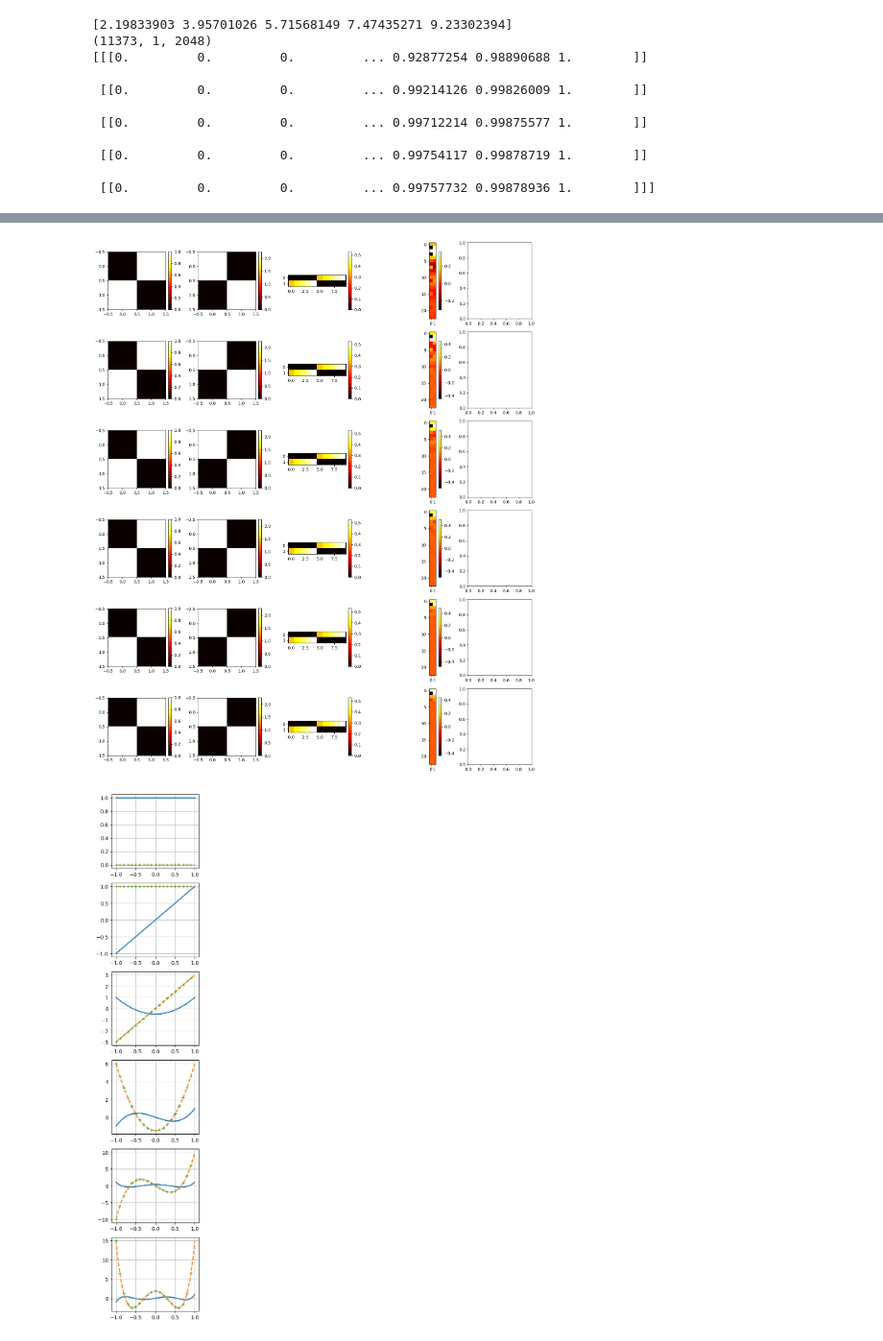
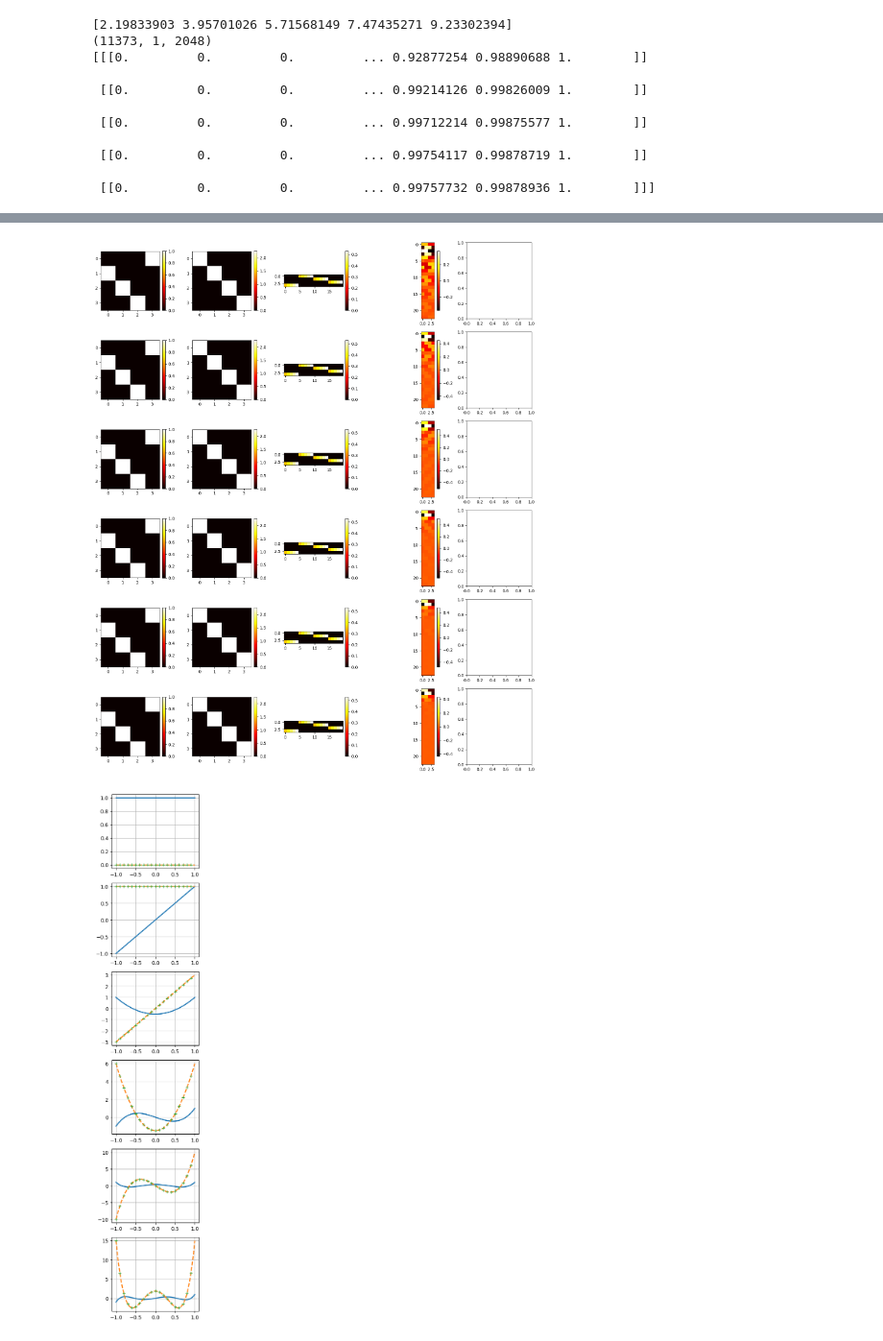
Before and after one commit to EricPgh/heatlearn, a Jupyter notebook: bte_1d_fluxboundary.ipynb, the cells around one changed output, grey strips where cells are left out. Shown at 96% size. Cells and saved outputs as stored; diff of their text form; code cells hidden in the pictures.

Commit message:
increased order of Green's function impulses for full-cycle training

```diff
--- a/bte_1d_fluxboundary.ipynb
+++ b/bte_1d_fluxboundary.ipynb
@@ -60,15 +93,16 @@ FL.digest_fields()
 # %%
 var='right1.0'
 var='center'
-time_slice = np.linspace(1,1000,200,dtype=int)
-plt.plot(FL.dTS[f'_{var}'][time_slice],FL.dFLUX[f'_{var}'][time_slice,0,0])
-plt.plot(FL.dTS[f'_{var}'][time_slice],FL.dFLUX[f'_{var}'][time_slice,0,-1])
+var='ramp'
+time_slice = np.linspace(1,11000,200,dtype=int)
+plt.plot(FL.dTS[2][f'_{var}'][time_slice],FL.dFLUX[2][f'_{var}'][time_slice,0,0])
+plt.plot(FL.dTS[2][f'_{var}'][time_slice],FL.dFLUX[2][f'_{var}'][time_slice,0,-1])
 plt.show()
-time_slice = np.linspace(1,11000,20,dtype=int)
+time_slice = np.linspace(1,11000,3,dtype=int)
 for var in ['right','left']:
-    ts_short = FL.dTS[f'_{var}1.0']#[time_slice]
-    Fshort = FL.dFLUX[f'_{var}1.0']#[time_slice]
-    Cshort,Cts = FL.dGF[f'_{var}1.0']
+    ts_short = FL.dTS[1][f'_{var}1.0']#[time_slice]
+    Fshort = FL.dFLUX[1][f'_{var}1.0']#[time_slice]
+    Cshort,Cts = FL.dGF[1][f'_{var}1.0']
     x=FL.x
     for i in time_slice:
         Fs,Cs = Fshort[i],Cshort[i]
@@ -209,24 +243,26 @@ from bte_1d_boundaryfluxlearn import nDMD,cDMD
 nA = 6
 nM = 5
 fig, axs = plt.subplots(nA,nM,figsize=(3*nM,3*nA))
+ndeg=2
 
 lX = []
 lY = []
-for j,side in enumerate(FL.sides):
-    for k,lev in enumerate(FL.levels):
-        variant = f"_{side}{lev:.1f}"
-        idx = j  #which index of the boundary flux vector should get assigned the level
-        nidx = len(FL.sides)#*ndeg_bv #what is the dimension of the boundary flux vector, only operating with 1 degree (constant)
+for deg in range(ndeg):
+    for j,side in enumerate(FL.sides):
+        for k,lev in enumerate(FL.levels):
+            variant = f"_{side}{lev:.1f}"
+            idx = j  #which index of the boundary flux vector should get assigned the level
+            nidx = len(ndeg*FL.sides)#*ndeg_bv #what is the dimension of the boundary flux vector, only operating with 1 degree (constant)
 
-        B0 = np.zeros( (nidx,1) );B0[idx,:] = lev
-        #print(N0.shape,F0.shape)
-        #The priors X, are a composite of two coupled observations [N0;F0], both contributing to the prediction of Y, hence the A matrix has twice the size containing how Y evolves from each group of prior observations
-        #Adding to this are the boundary flux levels which should impact the F posteriors
-        lX.append( B0 )
-        #print(i,X.shape)
-        #Here Y is defined as the rate of change of observations. Alternatively could use just an observation of the system, but the physics being studied are nonlinear second order ODE (or nonlinear system of two first order ODE)
-        F1 = np.array(FL.dGF[variant][0][-1:]).T
-        lY.append( F1 ) #The posteriors Y, are a composite of two coupled difference observations [dN/dt;dF/dt], e.g. the state of Y, hence the A matrix has 4x4 block form containing how Y evolves from each group of prior observations
+            B0 = np.zeros( (nidx,1) );B0[idx,:] = lev
+            #print(N0.shape,F0.shape)
+            #The priors X, are a composite of two coupled observations [N0;F0], both contributing to the prediction of Y, hence the A matrix has twice the size containing how Y evolves from each group of prior observations
+            #Adding to this are the boundary flux levels which should impact the F posteriors
+            lX.append( B0 )
+            #print(i,X.shape)
+            #Here Y is defined as the rate of change of observations. Alternatively could use just an observation of the system, but the physics being studied are nonlinear second order ODE (or nonlinear system of two first order ODE)
+            F1 = np.array(FL.dGF[deg][variant][0][-1:]).T
+            lY.append( F1 ) #The posteriors Y, are a composite of two coupled difference observations [dN/dt;dF/dt], e.g. the state of Y, hence the A matrix has 4x4 block form containing how Y evolves from each group of prior observations
 #It can be seen that the Y observation is X1-X0 while the X observation is X0. Thus the system behavior being trained is X1-X0 = A(X0). Given X0, the A propagator will yield X1-X0 and then X0. This Y observation is divided by the minor stride timestep to yield a proper first derivative approximate
 X = np.concatenate(lX,axis=1)
 u,s,vt = svd(X,full_matrices=False) #full matrices=false, want to be able to compress, S has nonzero only
@@ -249,21 +285,22 @@ for j,major_stride in enumerate([100]): #Just running with one for now but avail
     for i in range(nA):
         lX = []
         lY = []
-        for j,side in enumerate(FL.sides):
-            for k,lev in enumerate(FL.levels):
-                variant = f"_{side}{lev:.1f}"
-                idx = j  #which index of the boundary flux vector should get assigned the level
-                nidx = len(FL.sides)#*ndeg_bv #what is the dimension of the boundary flux vector, only operating with 1 degree (constant)
+        for deg in range(ndeg):
+            for j,side in enumerate(FL.sides):
+                for k,lev in enumerate(FL.levels):
+                    variant = f"_{side}{lev:.1f}"
+                    idx = j  #which index of the boundary flux vector should get assigned the level
+                    nidx = len(ndeg*FL.sides)#*ndeg_bv #what is the dimension of the boundary flux vector, only operating with 1 degree (constant)
 
-                B0 = np.zeros( (nidx,1) );B0[idx,:] = lev
-                #print(N0.shape,F0.shape)
-                #The priors X, are a composite of two coupled observations [N0;F0], both contributing to the prediction of Y, hence the A matrix has twice the size containing how Y evolves from each group of prior observations
-                #Adding to this are the boundary flux levels which should impact the F posteriors
-                lX.append( B0 )
-                #print(i,X.shape)
-                #Here Y is defined as the rate of change of observations. Alternatively could use just an observation of the system, but the physics being studied are nonlinear second order ODE (or nonlinear system of two first order ODE)
-                F1 = np.array(FL.dGF[variant][0][strt+i*major_stride:strt+i*major_stride+1]).T
-                lY.append( F1 ) #The posteriors Y, are a composite of two coupled difference observations [dN/dt;dF/dt], e.g. the state of Y, hence the A matrix has 4x4 block form containing how Y evolves from each group of prior observations
+                    B0 = np.zeros( (nidx,1) );B0[ndeg*deg+idx,:] = lev
+                    #print(N0.shape,F0.shape)
+                    #The priors X, are a composite of two coupled observations [N0;F0], both contributing to the prediction of Y, hence the A matrix has twice the size containing how Y evolves from each group of prior observations
+                    #Adding to this are the boundary flux levels which should impact the F posteriors
+                    lX.append( B0 )
+                    #print(i,X.shape)
+                    #Here Y is defined as the rate of change of observations. Alternatively could use just an observation of the system, but the physics being studied are nonlinear second order ODE (or nonlinear system of two first order ODE)
+                    F1 = np.array(FL.dGF[deg][variant][0][strt+i*major_stride:strt+i*major_stride+1]).T
+                    lY.append( F1 ) #The posteriors Y, are a composite of two coupled difference observations [dN/dt;dF/dt], e.g. the state of Y, hence the A matrix has 4x4 block form containing how Y evolves from each group of prior observations
         #It can be seen that the Y observation is X1-X0 while the X observation is X0. Thus the system behavior being trained is X1-X0 = A(X0). Given X0, the A propagator will yield X1-X0 and then X0. This Y observation is divided by the minor stride timestep to yield a proper first derivative approximate
         X = np.concatenate(lX,axis=1)
         u,s,vt = svd(X,full_matrices=False) #full matrices=false, want to be able to compress, S has nonzero only
@@ -275,7 +312,7 @@ for j,major_stride in enumerate([100]): #Just running with one for now but avail
         Ac = Y@X_pinv #taking the 50% compression, this also seems to stabilise the approximation, maybe consider a study on the variation of this with integration accuracy
         lAc.append(Ac) #this will contain a time evolution of differential propagators
         #lTimes.append(ts[strt+i*major_stride+minor_stride]/2+ts[strt+i*major_stride+npts*minor_stride]/2) #here I'm sampling times at the same rate (major_stride) such that I have time positions aligned with Ac transforms
-        lTimes.append(FL.dTS[variant][strt+i*major_stride])#/2+ts[strt+(i+1)*major_stride]/2) #here I'm sampling times at the same rate (major_stride) such that I have time positions aligned with Ac transforms
+        lTimes.append(FL.dTS[0][variant][strt+i*major_stride])#/2+ts[strt+(i+1)*major_stride]/2) #here I'm sampling times at the same rate (major_stride) such that I have time positions aligned with Ac transforms
         #This might not be occuring the way I imagine it. Maybe I should just get the delta_t and increment that in the integration loop
         #This might not be occuring the way I imagine it. Maybe I should just get the delta_t and increment that in the integration loop
         '''Anorm1 = np.linalg.norm(A[:,0:x_deg],ord=2)
@@ -292,9 +329,10 @@ for j,major_stride in enumerate([100]): #Just running with one for now but avail
         Lam = np.diag(np.abs(Lam))'''
         A=Ac
         #print(gu.T.shape,Y.shape,gvt.shape,X.shape)
-        print(S)#gvt,S,gu)
+        #print(S)#gvt,S,gu)
         #SB=gu.T@Y where B=gvt@X=gvt@u@s@vt
-        S = gu.T@Y@X_pinv@gvt.T
+        #S = gu.T@Y@X_pinv@gvt.T
+        c=25
         #for axi,M in zip(ax,[u[:,0:cmp],np.diag(s[0:cmp]),vt[0:cmp,:],Ac]):#,A,Lam,Xi.real,Xi.imag][:nM]):
         for iax,[axi,M] in enumerate(zip(axs[i,:],[u[:,0:c],np.diag(s[0:c]),vt[0:c,:],Ac[:23,:25]])):#,A,Lam,Xi.real,Xi.imag][:nM]):
         #for iax,[axi,M] in enumerate(zip(axs[i,:],[gu,S,gvt,gu@S@gvt,Ac[:23,:25]])):#,A,Lam,Xi.real,Xi.imag][:nM]):
@@ -333,4 +359,4 @@ if False:
-[figure, old version]
+[figure, new version]
 # %%
 import numpy as np
 from numpy.linalg import inv
```
Also changed, not shown: parts of 6 cells of this notebook, 4 other files.
